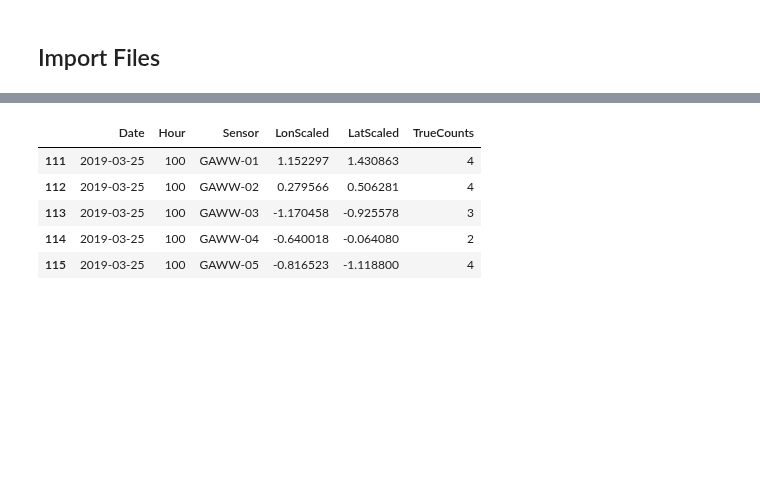
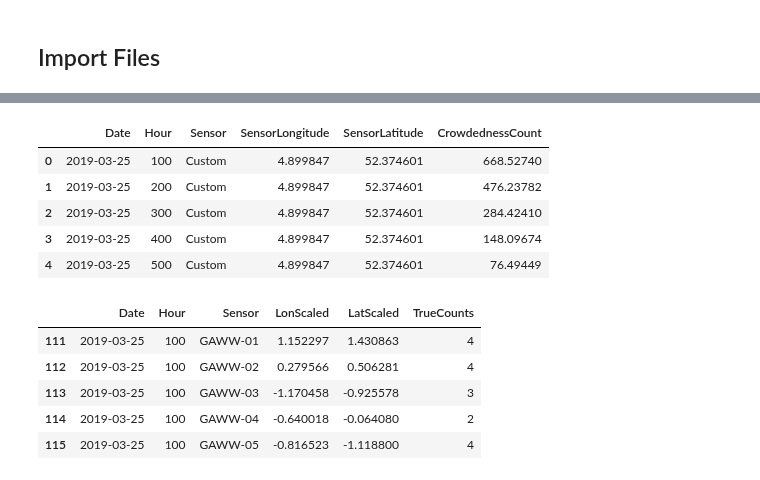
Before and after one commit to LeDon96/CrowdednessPrediction, a Jupyter notebook: Jupyter Notebooks/Model Results.ipynb, the cells around one changed output, grey strips where cells are left out. Cells and saved outputs as stored; diff of their text form; code cells hidden in the pictures; blank space fills up the shorter version.

```diff
--- a/Jupyter Notebooks/Model Results.ipynb
+++ b/Jupyter Notebooks/Model Results.ipynb
@@ -60,3 +84,12 @@ pred_xgbr.head()
+# %%
+int_xgbr.head()
+# %% [output]
+|  | Date | Hour | Sensor | SensorLongitude | SensorLatitude | CrowdednessCount |
+| 0 | 2019-03-25 | 100 | Custom | 4.899847 | 52.374601 | 668.52740 |
+| 1 | 2019-03-25 | 200 | Custom | 4.899847 | 52.374601 | 476.23782 |
+| 2 | 2019-03-25 | 300 | Custom | 4.899847 | 52.374601 | 284.42410 |
+| 3 | 2019-03-25 | 400 | Custom | 4.899847 | 52.374601 | 148.09674 |
+| 4 | 2019-03-25 | 500 | Custom | 4.899847 | 52.374601 | 76.49449 |
 # %%
 def classCrowdednessCounts(df):
     low_split = df["TrueCounts"].quantile(.25)
```
Also changed, not shown: parts of 20 cells of this notebook, 4 other files.
